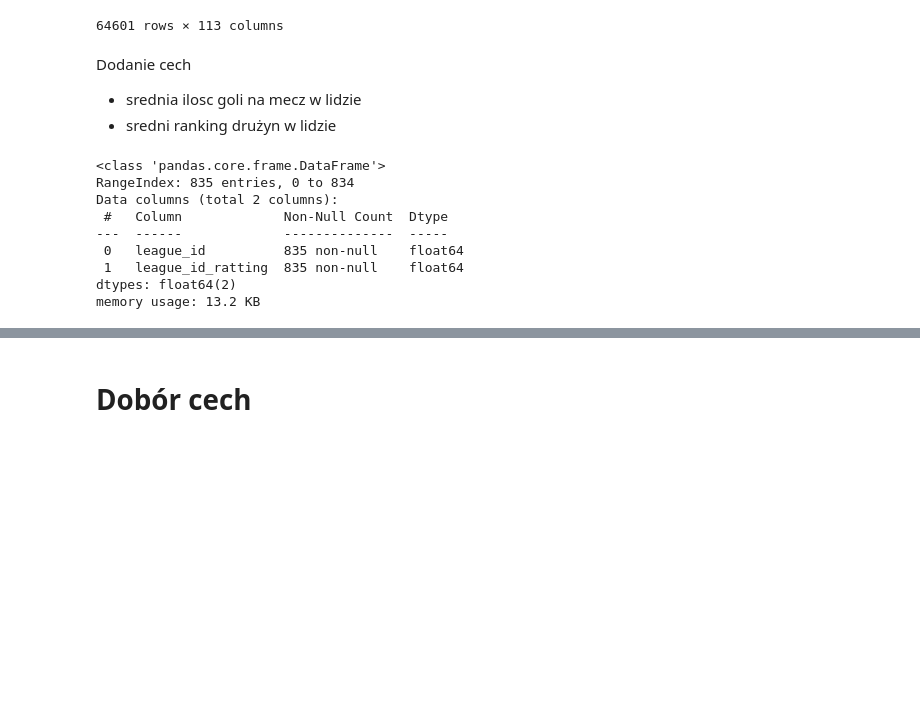
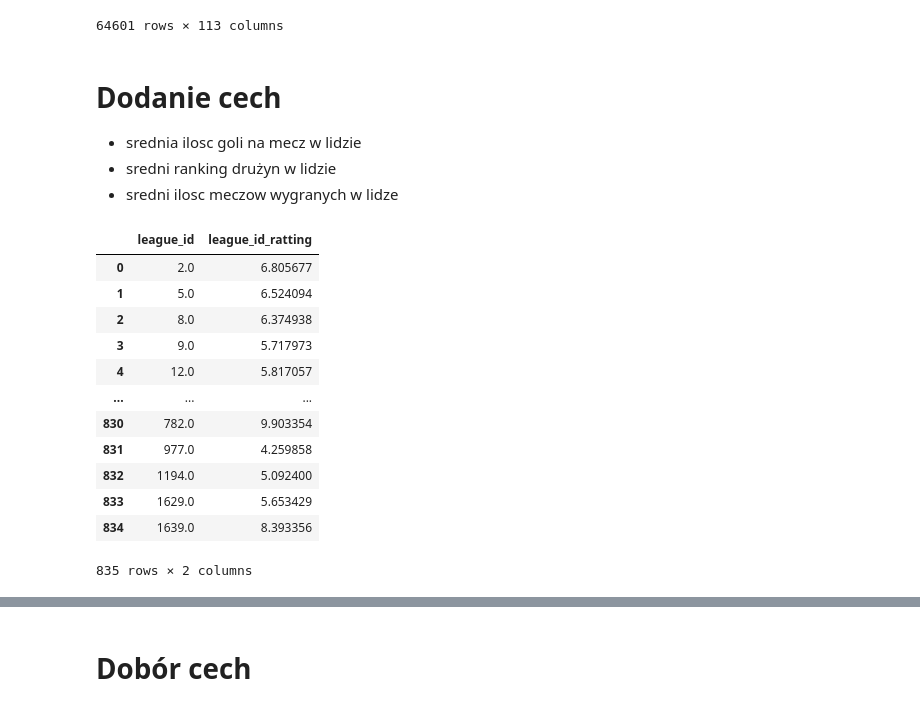
Before and after one commit to czechoa/football-match-probability-prediction, a Jupyter notebook: first_model.ipynb, the cells around one changed output, grey strips where cells are left out. Drawn from its saved outputs; the diff is of its cells as text; code cells hidden in the pictures; blank space fills up the shorter version.

```diff
--- a/first_model.ipynb
+++ b/first_model.ipynb
@@ -57,35 +57,39 @@ percent of object with nan value:  11.15
 | 72710 | 0 | 72 | 96 | 120 | 218 | ... |
 64601 rows × 113 columns
 # %% [markdown]
-Dodanie cech
+# Dodanie cech
 - srednia ilosc goli  na mecz w lidzie
 - sredni ranking drużyn w lidzie
+- sredni ilosc meczow wygranych w lidze
 # %%
-last_match_columns  =  [x for x in train.columns  if  '1' in x]
 
-# home_mean_ratting = train[last_match_columns].groupby(by='home_team_history_league_id_1').mean().reset_index().sort_values(by ='home_team_history_league_id_1', ascending = False)
+# home_mean_ratting = train[last_match_columns].groupby(by='home_team_history_league_id_1').mean().reset_index().sort_values(by='home_team_history_league_id_1', ascending = False)
 home_mean_ratting_all =pd.DataFrame()
 for i in range(1,9):
     for home_or_away in ['home', 'away']:
         last_match_columns  =  [x for x in train.columns  if  str(i) in x]
         rating_col_name = home_or_away + '_team_history_league_id_'+str(i)
         home_mean_ratting = train[last_match_columns].groupby(by=rating_col_name).mean()
         # train['league_name']
         home_mean_ratting['mean_ratting_'+home_or_away +'_' + str(i)] = (home_mean_ratting[home_or_away +'_team_history_rating_'+str(i)] + home_mean_ratting[home_or_away+'_team_history_opponent_rating_'+str(i)]) / 2
         home_mean_ratting_all = home_mean_ratting_all.append(home_mean_ratting[ 'mean_ratting_'+home_or_away+ '_'+str(i)])
 
 home_mean_ratting_all =home_mean_ratting_all.mean().reset_index().rename(columns = {'index': 'league_id',0: 'league_id_ratting'})
 home_mean_ratting_all
 # %% [output]
+|  | league_id | league_id_ratting |
+| 0 | 2.0 | 6.805677 |
+| 1 | 5.0 | 6.524094 |
+| 2 | 8.0 | 6.374938 |
+| 3 | 9.0 | 5.717973 |
+| 4 | 12.0 | 5.817057 |
+| ... | ... | ... |
+| 830 | 782.0 | 9.903354 |
+| 831 | 977.0 | 4.259858 |
+| 832 | 1194.0 | 5.092400 |
+| 833 | 1629.0 | 5.653429 |
+| 834 | 1639.0 | 8.393356 |
-<class 'pandas.core.frame.DataFrame'>
-RangeIndex: 835 entries, 0 to 834
-Data columns (total 2 columns):
- #   Column             Non-Null Count  Dtype
----  ------             --------------  -----
- 0   league_id          835 non-null    float64
- 1   league_id_ratting  835 non-null    float64
-dtypes: float64(2)
-memory usage: 13.2 KB
+835 rows × 2 columns
 # %%
 train = train.merge(home_mean_ratting_all,on ='league_id').sort_values(by='league_id')
 train = remove_described_col(train)
```
Also changed, not shown: parts of 4 cells of this notebook, 1 other file.
